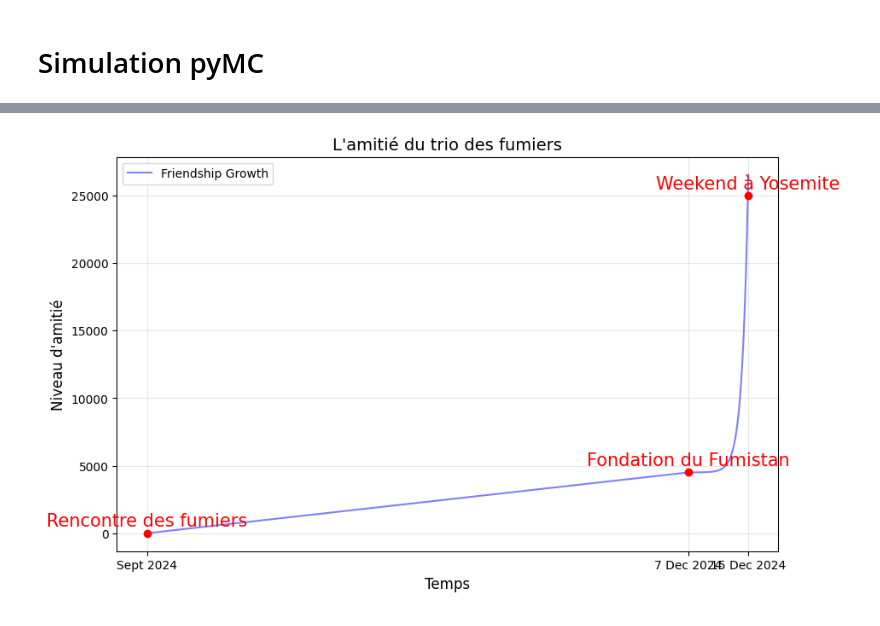
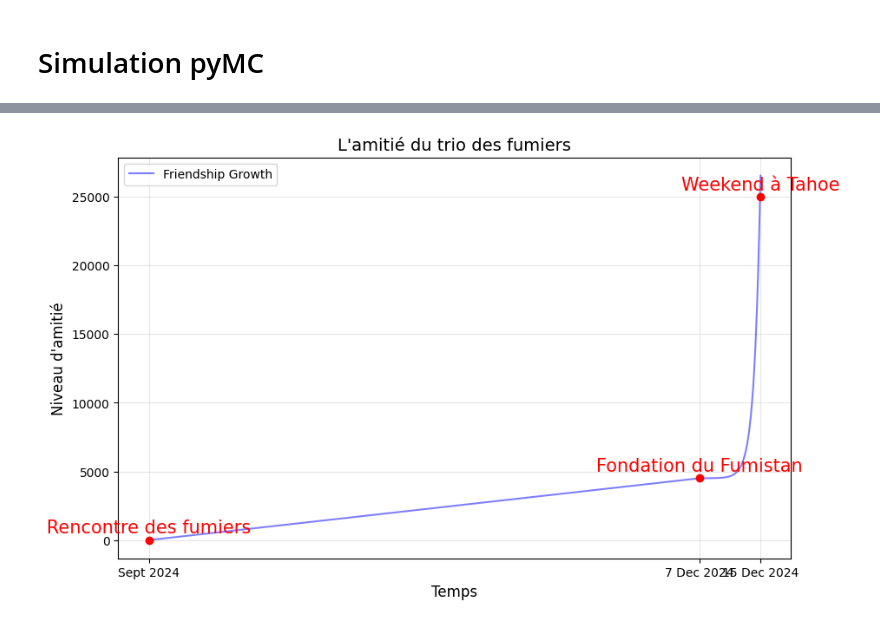
Before and after one commit to AntoineLuciano/ABC-SBI, a Jupyter notebook: examples/POTUS-nat/test_potus_nat.ipynb, the cells around one changed output, grey strips where cells are left out. Drawn from its saved outputs; the diff is of its cells as text; code cells hidden in the pictures.

```diff
--- a/examples/POTUS-nat/test_potus_nat.ipynb
+++ b/examples/POTUS-nat/test_potus_nat.ipynb
@@ -219,0 +211,16 @@ TypeError: '<=' not supported between instances of 'list' and 'int'
+# %%
+sort_index = jnp.argsort(dists)
+datas = datas[sort_index]
+thetas = thetas[sort_index]
+dists = dists[sort_index]
+sns.kdeplot(thetas[:100].flatten(), label = "epsilon = {:.3}".format(dists[100]))
+sns.kdeplot(thetas[:1000].flatten(), label = "epsilon = {:.3}".format(dists[1000]))
+sns.kdeplot(thetas[:10000].flatten(), label = "epsilon = {:.3}".format(dists[10000]))
+sns.kdeplot(thetas[:100000].flatten(), label = "epsilon = {:.3}".format(dists[100000]))
+import scipy.stats as stats
+prior = stats.norm(loc=mu_b_T_loc_prior, scale=jnp.sqrt(mu_b_T_scale_prior))
+a,b = prior.interval(0.95)
+x = jnp.linspace(a,b,100)
+plt.plot(x, prior.pdf(x), label="Prior")
+plt.legend()
+plt.show()
@@ -361,32 +493,32 @@ import numpy as np
 # Define the timeline
 dates = ["Sept 2024", "7 Dec 2024", "15 Dec 2024"]
 x_values = [0, 90, 100]
-labels = ["Rencontre des fumiers", "Fondation du Fumistan", "Weekend à Yosemite"]
+labels = ["Rencontre des fumiers", "Fondation du Fumistan", "Weekend à Tahoe"]
 # Define friendship growth levels
 y_values = [0, 90*50, 25000]
 
 # Define the friendship curve
 x_curve = np.linspace(0,100, 500)
 y_curve = np.piecewise(
     x_curve,
     [x_curve <= 90, x_curve > 90],
     [lambda x: 50 * x, lambda x: 90*50+np.exp(x - 90)]
 )
 
 # Plotting the graph
 plt.figure(figsize=(10, 6))
 plt.plot(x_curve, y_curve, label="Friendship Growth", color="blue", alpha=0.5)
 plt.scatter(x_values, y_values, color="red", zorder=5)
 for i, label in enumerate(labels):
     plt.text(x_values[i], y_values[i] + 500, label, ha='center', fontsize=15, color="red")
 
 # Labeling and styling
 plt.title("L'amitié du trio des fumiers", fontsize=14)
 plt.xlabel("Temps", fontsize=12)
 plt.ylabel("Niveau d'amitié", fontsize=12)
 plt.xticks(x_values, dates)
 plt.grid(alpha=0.3)
 plt.legend()
 plt.show()
 # %% [output]
-[figure, old version]
+[figure, new version]
```
Also changed, not shown: parts of 16 cells of this notebook, 19 other files.
